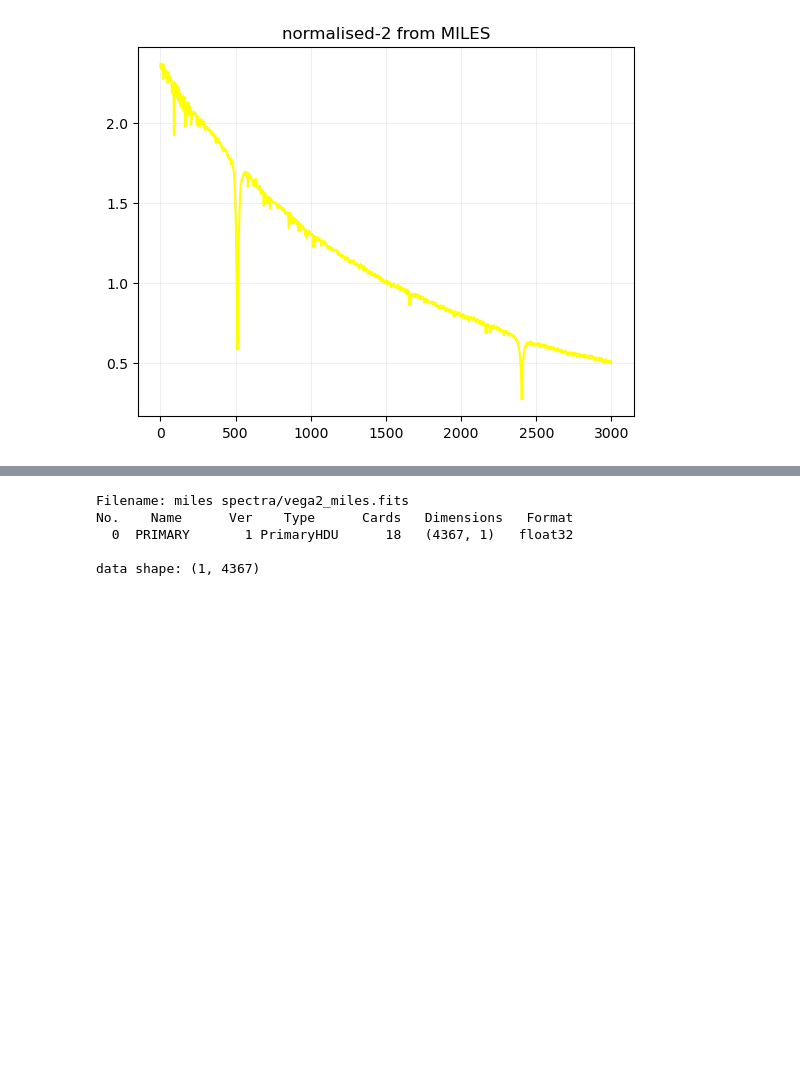
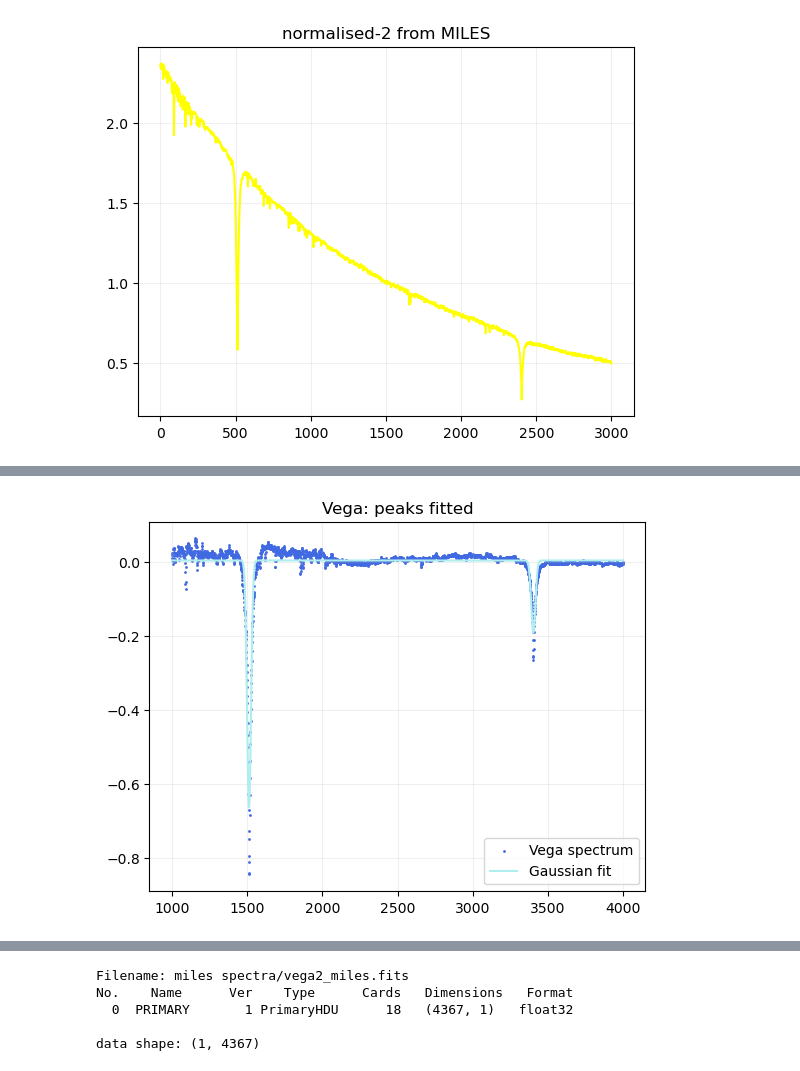
Before and after one commit to Timobrenn/G99-Spectroscopy, a Jupyter notebook: FWHM-vega.ipynb, the cells around one changed output, grey strips where cells are left out. Drawn from its saved outputs; the diff is of its cells as text; code cells hidden in the pictures; blank space fills up the shorter version.

```diff
--- a/FWHM-vega.ipynb
+++ b/FWHM-vega.ipynb
@@ -439,0 +455,21 @@ Fitted base: 0.8635245702136828
+# %%
+beta, pcov1 = curve_fit(f_gaussian, x_range_miles, vega_miles_line, p0=(-0.85,1500,100,0))
+a1,m1,s1,z1=beta
+beta, pcov2 = curve_fit(f_gaussian, x_range_miles, vega_miles_line, p0=(-0.3,3400,100,0))
+a2,m2,s2,z2=beta
+
+z=np.mean([z1,z2])
+
+f_composed = f_gaussian(x_range_miles,a1,m1,s1,z)+f_gaussian(x_range_miles,a2,m2,s2,0)
+
+fig=figure()
+frame=fig.add_subplot(1,1,1)
+frame.scatter(x_range_miles,vega_miles_line,color="navy", label="Vega spectrum (MILES)",s=1)
+frame.plot(x_range_miles,f_composed,color="steelblue", label="Gaussian fit")
+frame.set_title("Vega: peaks fitted")
+frame.grid(alpha=0.2)
+frame.legend()
+show()
+close(fig)
+# %% [output]
+[figure, added]
```
Also changed, not shown: parts of 5 cells of this notebook.
